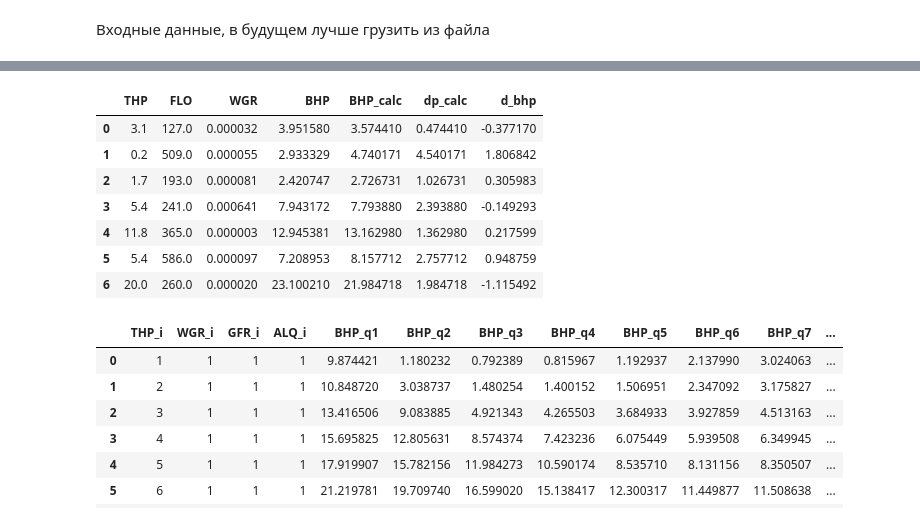
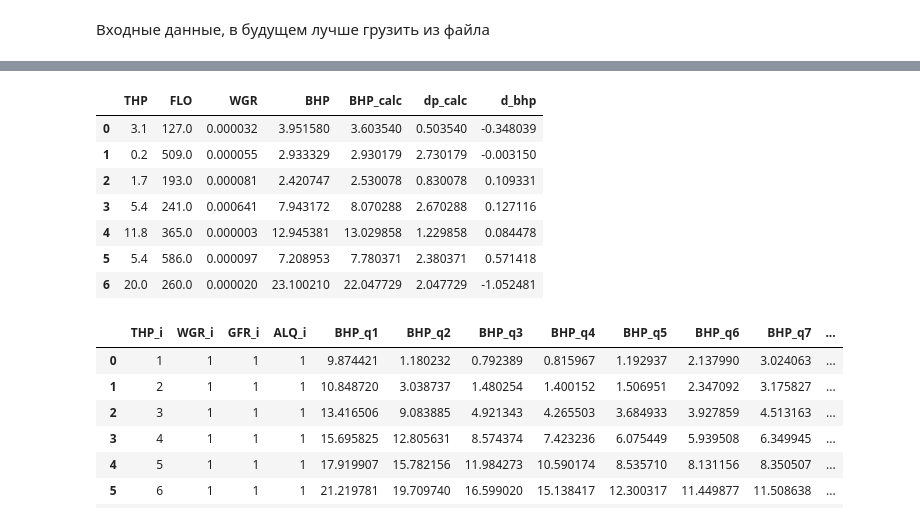
Before and after one commit to Rexihs/vertical_flow_performance, a Jupyter notebook: core.ipynb, the cells around one changed output, grey strips where cells are left out. Saved outputs shown, nothing was run; the diff lists cells and outputs as text; code cells hidden in the pictures.

```diff
--- a/core.ipynb
+++ b/core.ipynb
@@ -108,3 +110,39 @@ def well_BHP(well_data: pd, fluid: Fluid, THP, Temp_THP, Temp_BHP, Qgas, WGR, di
+# %%
+def well_BHP(well_data: pd, fluid: Fluid, THP_target,
+             Temp_THP, Temp_BHP,
+             Qgas, WGR, diameter, delta0, sigma, density_liquid):
+
+    # начальные границы (важно!)
+    BHP_min = THP_target
+    BHP_max = THP_target + 50  # запас (МПа)
+
+    tol = 1e-3
+    max_iter = 50
+
+    for _ in range(max_iter):
+
+        BHP_mid = 0.5 * (BHP_min + BHP_max)
+
+        THP_calc = calc_THP_from_BHP(
+            well_data, fluid, BHP_mid,
+            Temp_THP, Temp_BHP,
+            Qgas, WGR,
+            diameter, delta0, sigma, density_liquid
+        )
+
+        error = THP_calc - THP_target
+
+        if abs(error) < tol:
+            return BHP_mid
+
+        # бисекция
+        if error > 0:
+            BHP_max = BHP_mid
+        else:
+            BHP_min = BHP_mid
+
+    print("Warning: BHP not converged")
+    return BHP_mid
 # %%
 # Функция для создания df с существующими исследованиями GDI и расчётными значениями
 
@@ -183,18 +227,18 @@ density_liquid = 860.9871180366798
 # %%
 # delta0 = 0.00001
-delta0 = 4.003116057780532e-12
+delta0 = 0.005978515625000098
 # density_liquid = 2866.9854877120365
-density_liquid = 860.9871180366798
+density_liquid = 963.10546875
 adapt_gdi(gdi_data, delta0, density_liquid)
 # %% [output]
 |  | THP | FLO | WGR | BHP | BHP_calc | dp_calc | d_bhp |
-| 0 | 3.1 | 127.0 | 0.000032 | 3.951580 | 3.574410 | 0.474410 | -0.377170 |
-| 1 | 0.2 | 509.0 | 0.000055 | 2.933329 | 4.740171 | 4.540171 | 1.806842 |
-| 2 | 1.7 | 193.0 | 0.000081 | 2.420747 | 2.726731 | 1.026731 | 0.305983 |
-| 3 | 5.4 | 241.0 | 0.000641 | 7.943172 | 7.793880 | 2.393880 | -0.149293 |
-| 4 | 11.8 | 365.0 | 0.000003 | 12.945381 | 13.162980 | 1.362980 | 0.217599 |
-| 5 | 5.4 | 586.0 | 0.000097 | 7.208953 | 8.157712 | 2.757712 | 0.948759 |
-| 6 | 20.0 | 260.0 | 0.000020 | 23.100210 | 21.984718 | 1.984718 | -1.115492 |
+| 0 | 3.1 | 127.0 | 0.000032 | 3.951580 | 3.603540 | 0.503540 | -0.348039 |
+| 1 | 0.2 | 509.0 | 0.000055 | 2.933329 | 2.930179 | 2.730179 | -0.003150 |
+| 2 | 1.7 | 193.0 | 0.000081 | 2.420747 | 2.530078 | 0.830078 | 0.109331 |
+| 3 | 5.4 | 241.0 | 0.000641 | 7.943172 | 8.070288 | 2.670288 | 0.127116 |
+| 4 | 11.8 | 365.0 | 0.000003 | 12.945381 | 13.029858 | 1.229858 | 0.084478 |
+| 5 | 5.4 | 586.0 | 0.000097 | 7.208953 | 7.780371 | 2.380371 | 0.571418 |
+| 6 | 20.0 | 260.0 | 0.000020 | 23.100210 | 22.047729 | 2.047729 | -1.052481 |
 # %%
 # FIXME: Привести в порядок, дописать код для полноценого создания VFP
 
```
Also changed, not shown: parts of 3 cells of this notebook.
